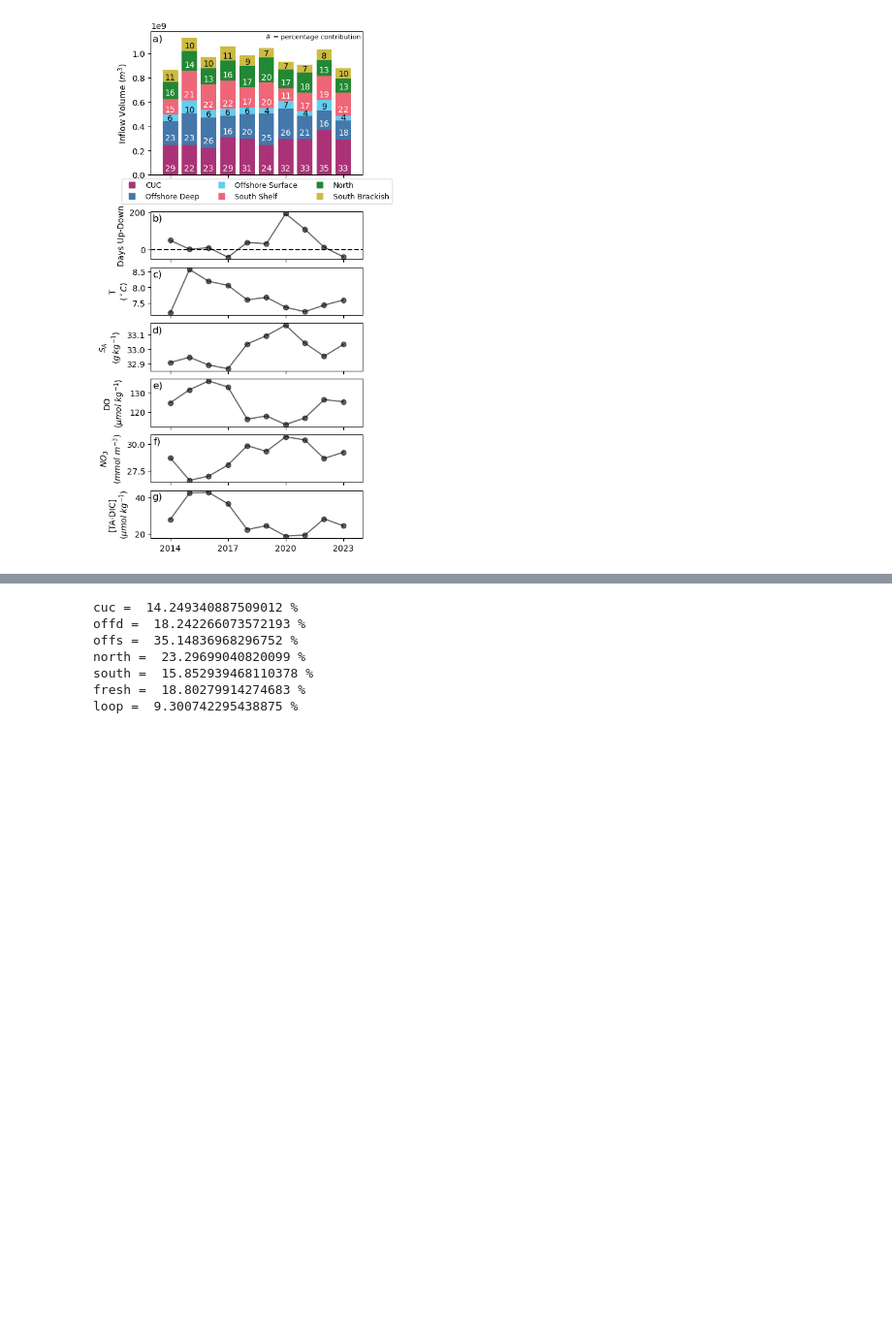
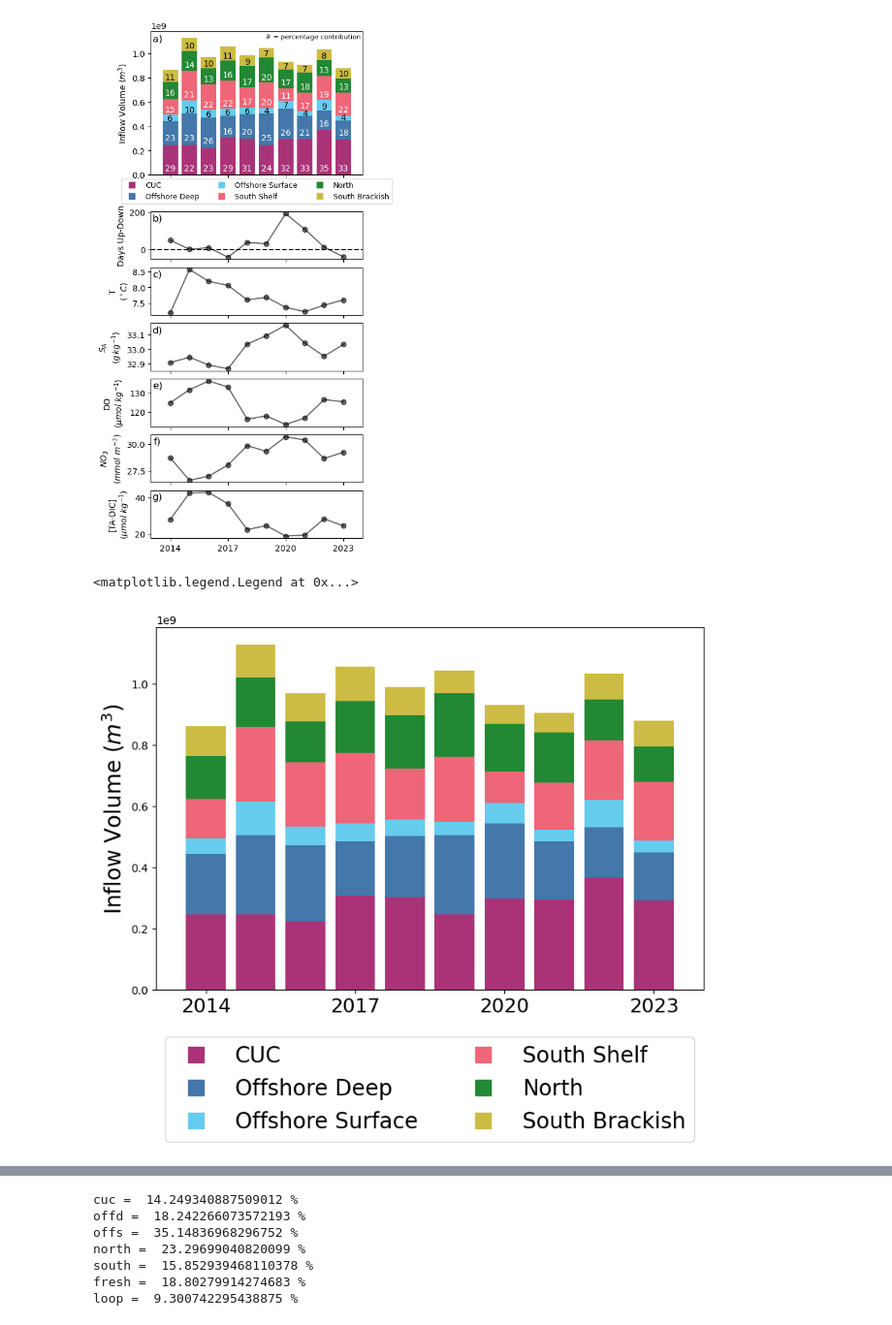
Before and after one commit to rbeutel/PI_BIOGEO_PAPER, a Jupyter notebook: model/quant_attribution_Flux.ipynb, the cells around one changed output, grey strips where cells are left out. Shown at 97% size. Cells and saved outputs as stored; diff of their text form; code cells hidden in the pictures; blank space fills up the shorter version.

```diff
--- a/model/quant_attribution_Flux.ipynb
+++ b/model/quant_attribution_Flux.ipynb
@@ -667,3 +666,37 @@ ax1.text(0.99,0.98,'# = percentage contribution',ha='right', va='top', color='k'
 # %% [output]
 Text(0.99, 0.98, '# = percentage contribution')
 [figure]
+# %%
+# bar plot for OSM
+
+colors = ['#AA3377','#4477AA','#66CCEE','#EE6677','#228833','#CCBB44']
+
+# fig, ax = plt.subplots(8,1,figsize=[5,3*8])
+fig, ax = plt.subplots(1,1,figsize=[9,6])
+
+# Plot all
+allX = all[all.section!='loop']
+all_cum_values = np.zeros(len(allX.columns[:-1]))
+for i in range(len(allX)):
+    bars = ax.bar(pd.to_numeric((allX.columns[:-1])), allX.iloc[i,:-1], bottom=all_cum_values, color=colors[i % len(colors)])
+    all_cum_values += allX.iloc[i,:-1]
+ax.set_ylabel('Inflow Volume ($m^3$)',fontsize=20)
+
+# Customize plot
+ax.set_xlim([2013,2024])
+ax.set_xticks([2014,2017,2020,2023])
+ax.set_xticklabels([2014,2017,2020,2023],fontsize=18)
+
+# # build legend handles
+legend_handles = []
+regions = ['CUC', 'Offshore Deep', 'Offshore Surface', 'South Shelf', 'North', 'South Brackish']
+for i in range(len(regions)):
+    legend_handles.append(mlines.Line2D([], [],
+                          marker='s', linestyle='None',markersize=15,
+                          markeredgecolor=colors[i], markerfacecolor=colors[i],
+                          label=regions[i]))
+# Add a figure-wide legend below the subplots
+ax.legend(handles=legend_handles, loc='upper center', ncol=2, bbox_to_anchor=(0.5, -0.1), frameon=True,fontsize=20)
+# %% [output]
+<matplotlib.legend.Legend at 0x...>
+[figure, added]
```
Also changed, not shown: parts of 11 cells of this notebook, 3 other files.
